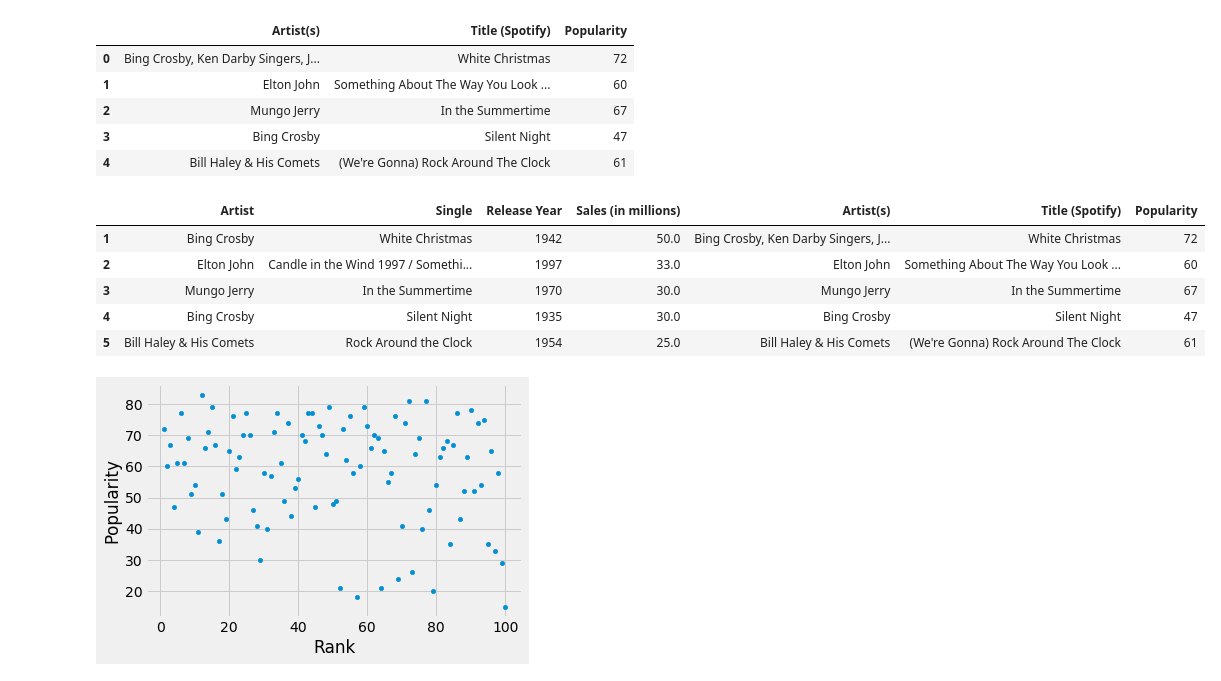
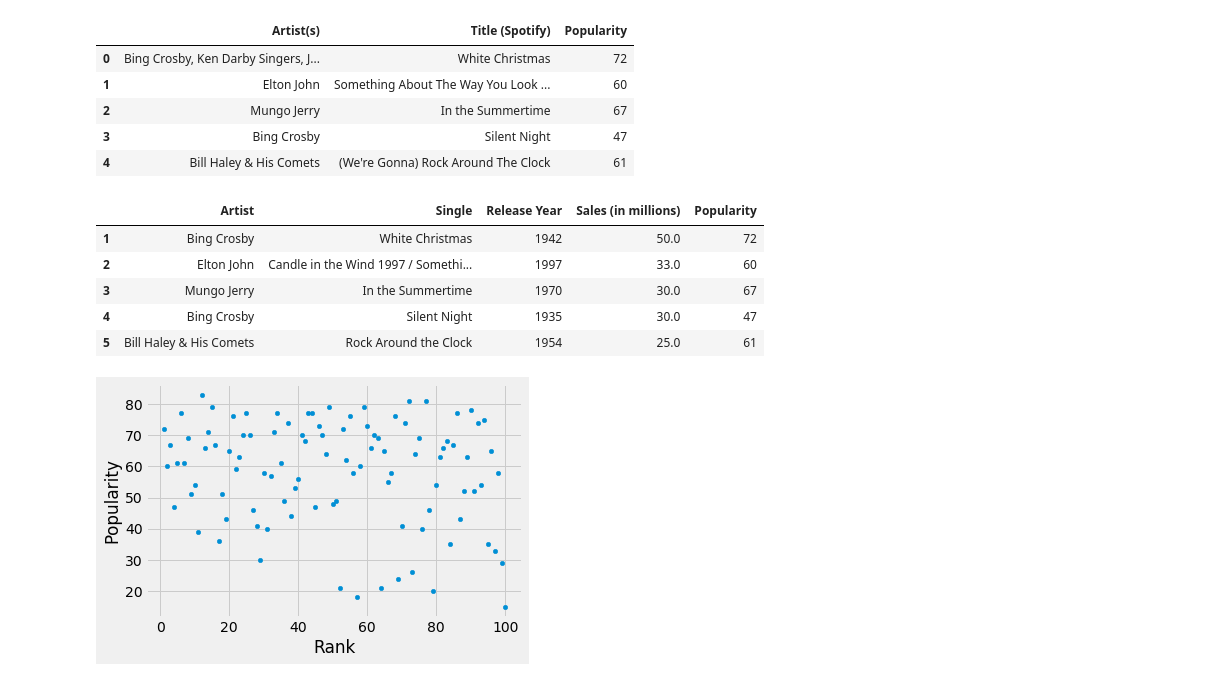
Before and after one commit to shreymukh2020/Spotify-ETL-Analysis, a Jupyter notebook: ETL_Top100_Project.ipynb, the cells around one changed output. Saved outputs shown, nothing was run; the diff lists cells and outputs as text; code cells hidden in the pictures.

```diff
--- a/ETL_Top100_Project.ipynb
+++ b/ETL_Top100_Project.ipynb
@@ -59,15 +59,16 @@ df.head()
 # %%
 #concatenate results, and start index at 1
 wiki_and_spotify = pd.concat([top100singles,df],axis=1)
 wiki_and_spotify.index += 1
+wiki_and_spotify = wiki_and_spotify[['Artist','Single','Release Year','Sales (in millions)','Popularity']]
 wiki_and_spotify.head()
 # %% [output]
-|  | Artist | Single | Release Year | Sales (in millions) | Artist(s) | Title (Spotify) | Popularity |
-| 1 | Bing Crosby | White Christmas | 1942 | 50.0 | Bing Crosby, Ken Darby Singers, J... | White Christmas | 72 |
-| 2 | Elton John | Candle in the Wind 1997 / Somethi... | 1997 | 33.0 | Elton John | Something About The Way You Look ... | 60 |
-| 3 | Mungo Jerry | In the Summertime | 1970 | 30.0 | Mungo Jerry | In the Summertime | 67 |
-| 4 | Bing Crosby | Silent Night | 1935 | 30.0 | Bing Crosby | Silent Night | 47 |
-| 5 | Bill Haley & His Comets | Rock Around the Clock | 1954 | 25.0 | Bill Haley & His Comets | (We're Gonna) Rock Around The Clock | 61 |
+|  | Artist | Single | Release Year | Sales (in millions) | Popularity |
+| 1 | Bing Crosby | White Christmas | 1942 | 50.0 | 72 |
+| 2 | Elton John | Candle in the Wind 1997 / Somethi... | 1997 | 33.0 | 60 |
+| 3 | Mungo Jerry | In the Summertime | 1970 | 30.0 | 67 |
+| 4 | Bing Crosby | Silent Night | 1935 | 30.0 | 47 |
+| 5 | Bill Haley & His Comets | Rock Around the Clock | 1954 | 25.0 | 61 |
 # %%
 wiki_and_spotify.to_csv('output.csv',index=False)
 # %%
```
Also changed, not shown: parts of 4 cells of this notebook, 2 other files.
